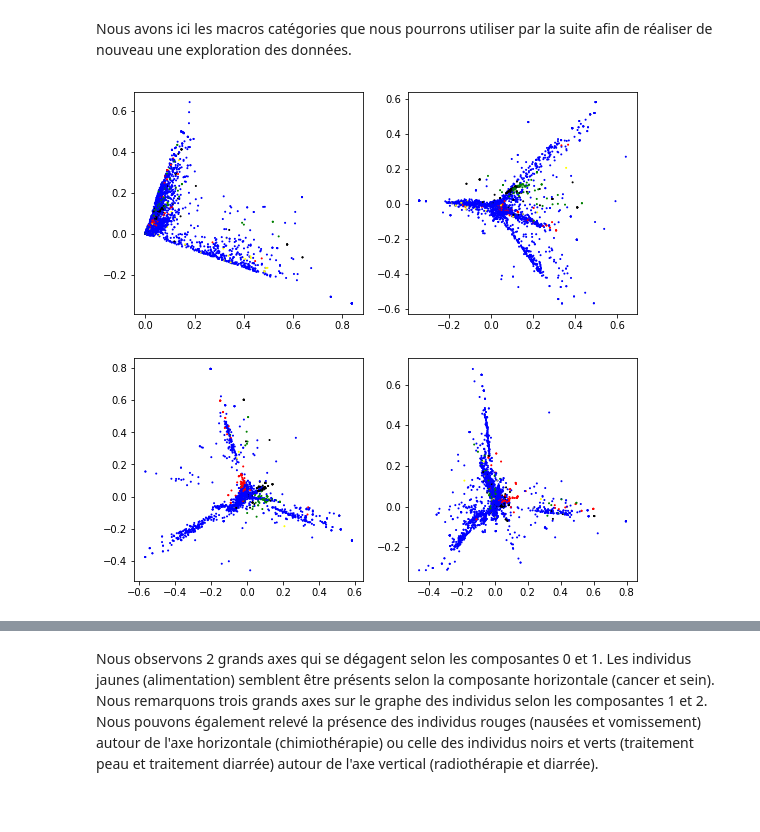
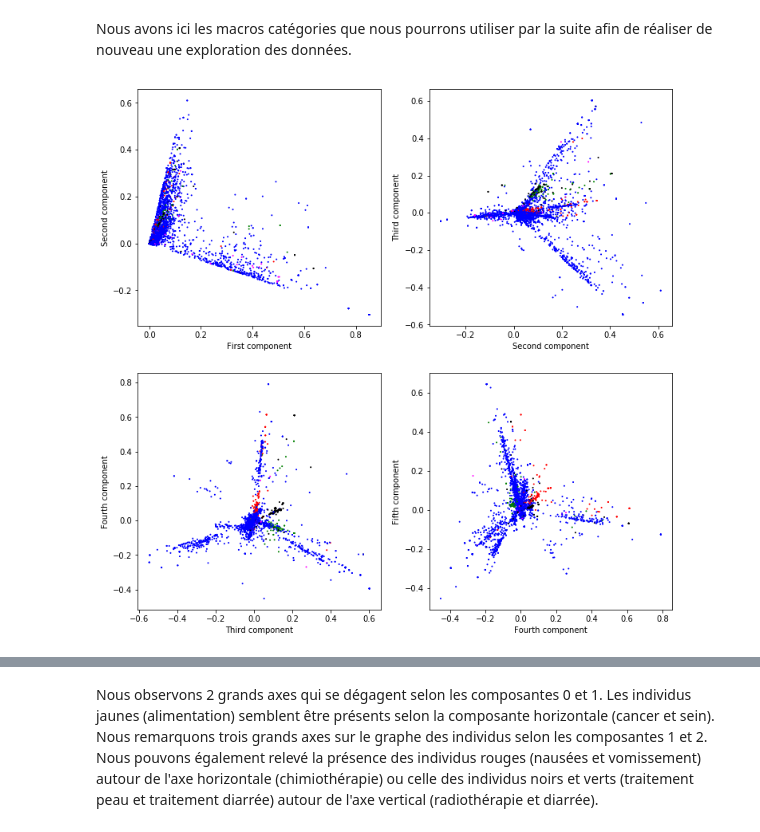
Before and after one commit to emmaboucheron/chatbot, a Jupyter notebook: exploACP_projet.ipynb, the cells around one changed output, grey strips where cells are left out. Drawn from its saved outputs; the diff is of its cells as text; code cells hidden in the pictures.

```diff
--- a/exploACP_projet.ipynb
+++ b/exploACP_projet.ipynb
@@ -40,7 +40,7 @@ import matplotlib.pyplot as plt
 Définition du répertoir de travail, des noms des différents fichiers utilisés et des variables globales.
 # %%
 # Répertoire de travail
-DATA_DIR = "C:/Users/emma/Documents/ecole/insa/projet chabot//"
+DATA_DIR = "/home/bouchero/Documents/projet/"
 
 # Nom des fichiers
 training_reduit_path = DATA_DIR + "INSA_wefight_data_clean.csv"
@@ -540,25 +540,32 @@ for k in range(int(np.shape(question)[0])):
     if intent[k] == '#6-49_TRTEINS_Peau' : color_seq.append("black")
     elif intent[k] == '#6-97_TRTEINS_Nausees_Vomissements': color_seq.append("red")
     elif intent[k] == '#6-92_TRTEINS_Diarrhee': color_seq.append("green")
-    elif intent[k] == '#2-130_QVDP_Alimentation': color_seq.append("yellow")
+    elif intent[k] == '#2-130_QVDP_Alimentation': color_seq.append("magenta")
     else : color_seq.append("blue")
 # %%
-fig = plt.figure(figsize=(9,9))
+fig = plt.figure(figsize=(12,12))
 # premier plan factoriel
 ax = fig.add_subplot(2,2,1)
 ax.scatter(C[:,0], C[:,1], s=1,c = color_seq)
+plt.xlabel("First component")
+plt.ylabel("Second component")
+
 
 # deuxieme plan factoriel
 ax = fig.add_subplot(2,2,2)
 ax.scatter(C[:,1], C[:,2], s=1,c = color_seq)
-
+plt.xlabel("Second component")
+plt.ylabel("Third component")
 # troisieme plan factoriel
 ax = fig.add_subplot(2, 2, 3)
 ax.scatter(C[:,2], C[:,3], s=1,c = color_seq)
-
+plt.xlabel("Third component")
+plt.ylabel("Fourth component")
 # quatrieme plan factoriel
 ax = fig.add_subplot(2, 2, 4)
 ax.scatter(C[:,3], C[:,4], s=1,c = color_seq)
+plt.xlabel("Fourth component")
+plt.ylabel("Fifth component")
 plt.show()
 # %% [output]
-[figure, old version]
+[figure, new version]
```
Also changed, not shown: parts of 24 cells of this notebook.
